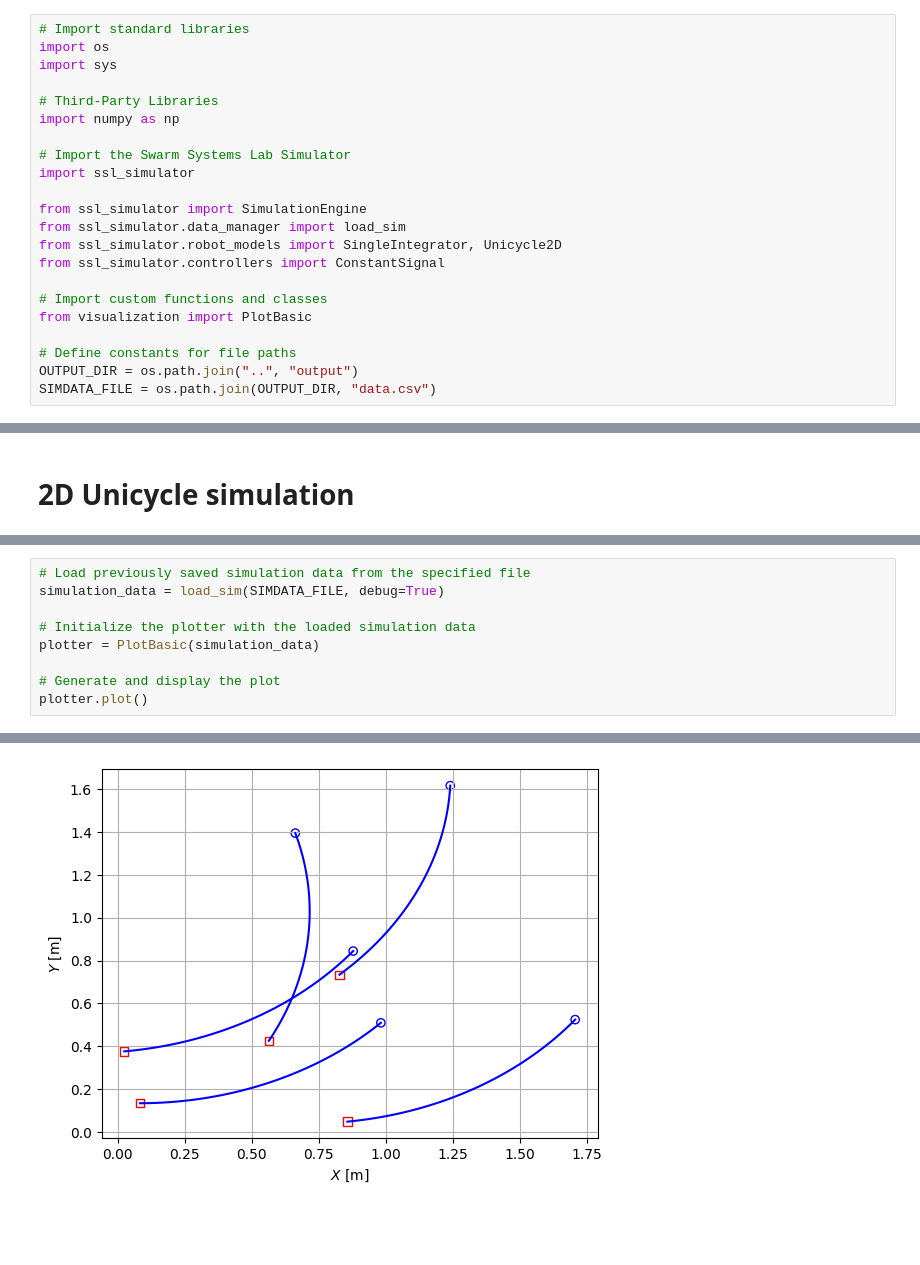
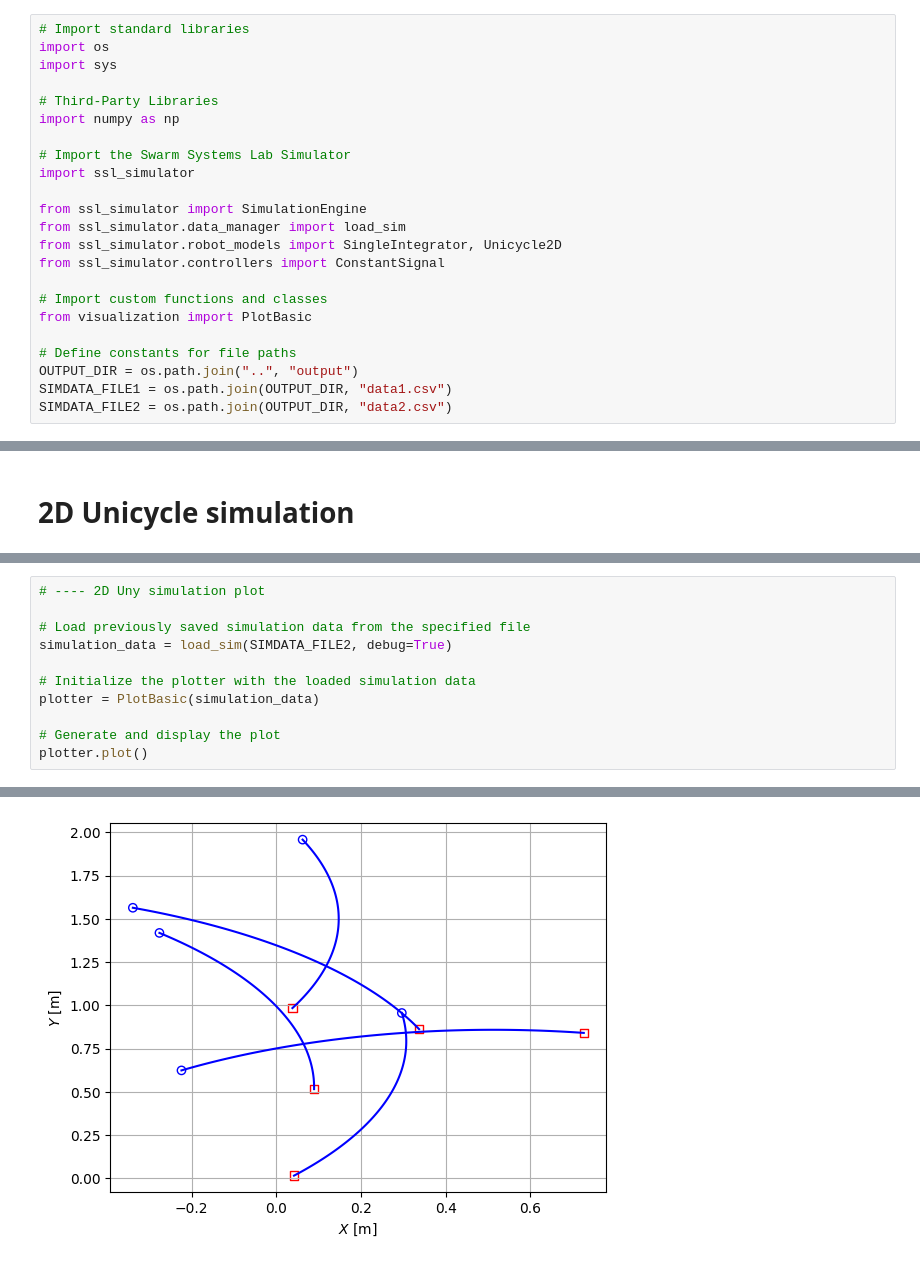
Before and after one commit to Swarm-Systems-Lab/ssl_simulator, a Jupyter notebook: examples/launch_simulation.ipynb, the cells around one changed output, grey strips where cells are left out. Drawn from its saved outputs; the diff is of its cells as text; blank space fills up the shorter version.

```diff
--- a/examples/launch_simulation.ipynb
+++ b/examples/launch_simulation.ipynb
@@ -22,7 +22,8 @@ from visualization import PlotBasic
 
 # Define constants for file paths
 OUTPUT_DIR = os.path.join("..", "output")
-SIMDATA_FILE = os.path.join(OUTPUT_DIR, "data.csv")
+SIMDATA_FILE1 = os.path.join(OUTPUT_DIR, "data1.csv")
+SIMDATA_FILE2 = os.path.join(OUTPUT_DIR, "data2.csv")
 # %%
 dir(ssl_simulator)
 # %% [output]
@@ -117,7 +122,9 @@ simulator.logger.save(SIMDATA_FILE)
 # --------------------------------
 # %%
+# ---- 2D Uny simulation plot
+
 # Load previously saved simulation data from the specified file
-simulation_data = load_sim(SIMDATA_FILE, debug=True)
+simulation_data = load_sim(SIMDATA_FILE2, debug=True)
 
 # Initialize the plotter with the loaded simulation data
 plotter = PlotBasic(simulation_data)
@@ -137 +144 @@ k:  (101, 1)
-[figure, old version]
+[figure, new version]
```
Also changed, not shown: parts of 4 cells of this notebook, 5 other files.
